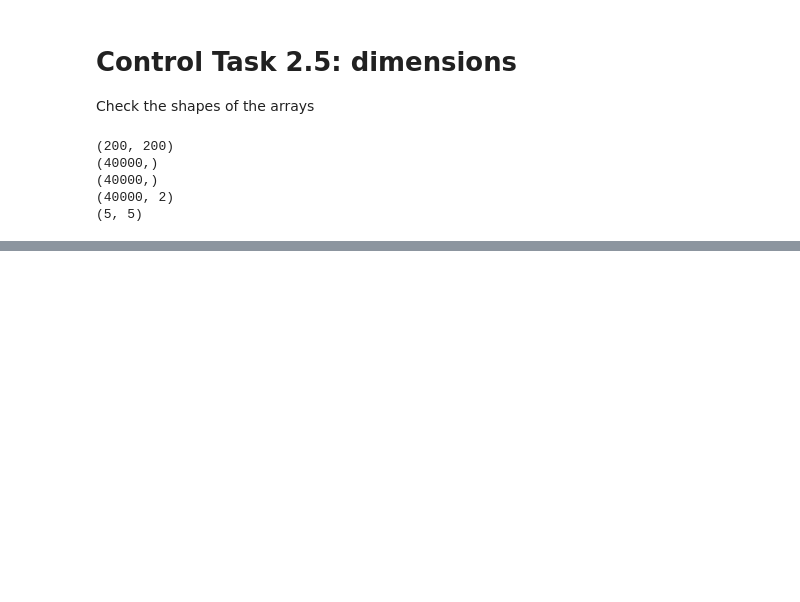
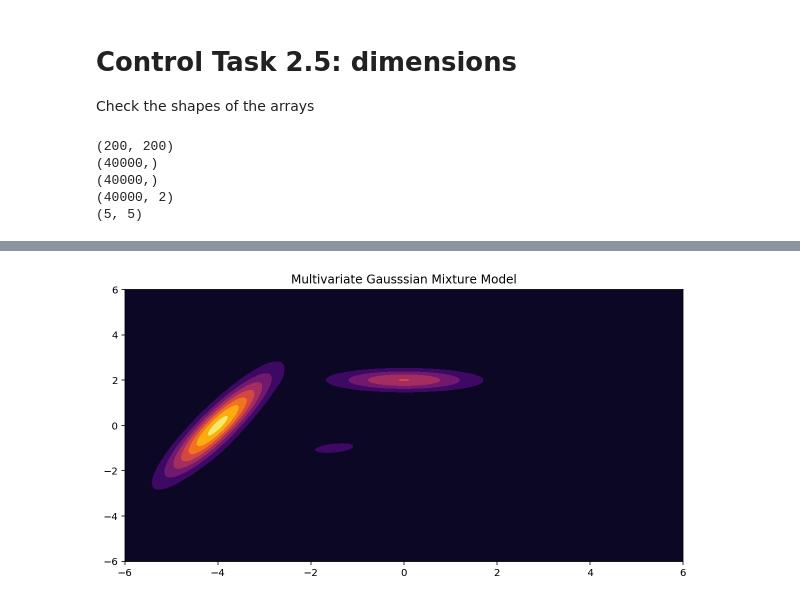
Before and after one commit to jgoerner/advanced-statistics, a Jupyter notebook: statistics/notebooks/Readingguide-2.ipynb, the cells around one changed output, grey strips where cells are left out. Cells and saved outputs as stored; diff of their text form; code cells hidden in the pictures; blank space fills up the shorter version.

```diff
--- a/statistics/notebooks/Readingguide-2.ipynb
+++ b/statistics/notebooks/Readingguide-2.ipynb
@@ -227,0 +267,10 @@ print(np.arange(0, 25).reshape(-1, 5).shape)
+# %%
+# %load src/2-06-2-multi-dist.py
+zz = np.zeros_like(xx)
+for pi, n in zip(pis, N):
+    zz += pi * n.pdf(np.array([xx.ravel(), yy.ravel()]).T).reshape(xx.shape)
+plt.contourf(xx, yy, zz, cmap="inferno")
+plt.title("Multivariate Gausssian Mixture Model")
+plt.savefig("./results/2-06-contour-multi-dist.png")
+# %% [output]
+[figure, added]
```
Also changed, not shown: parts of 6 cells of this notebook, 9 other files.
